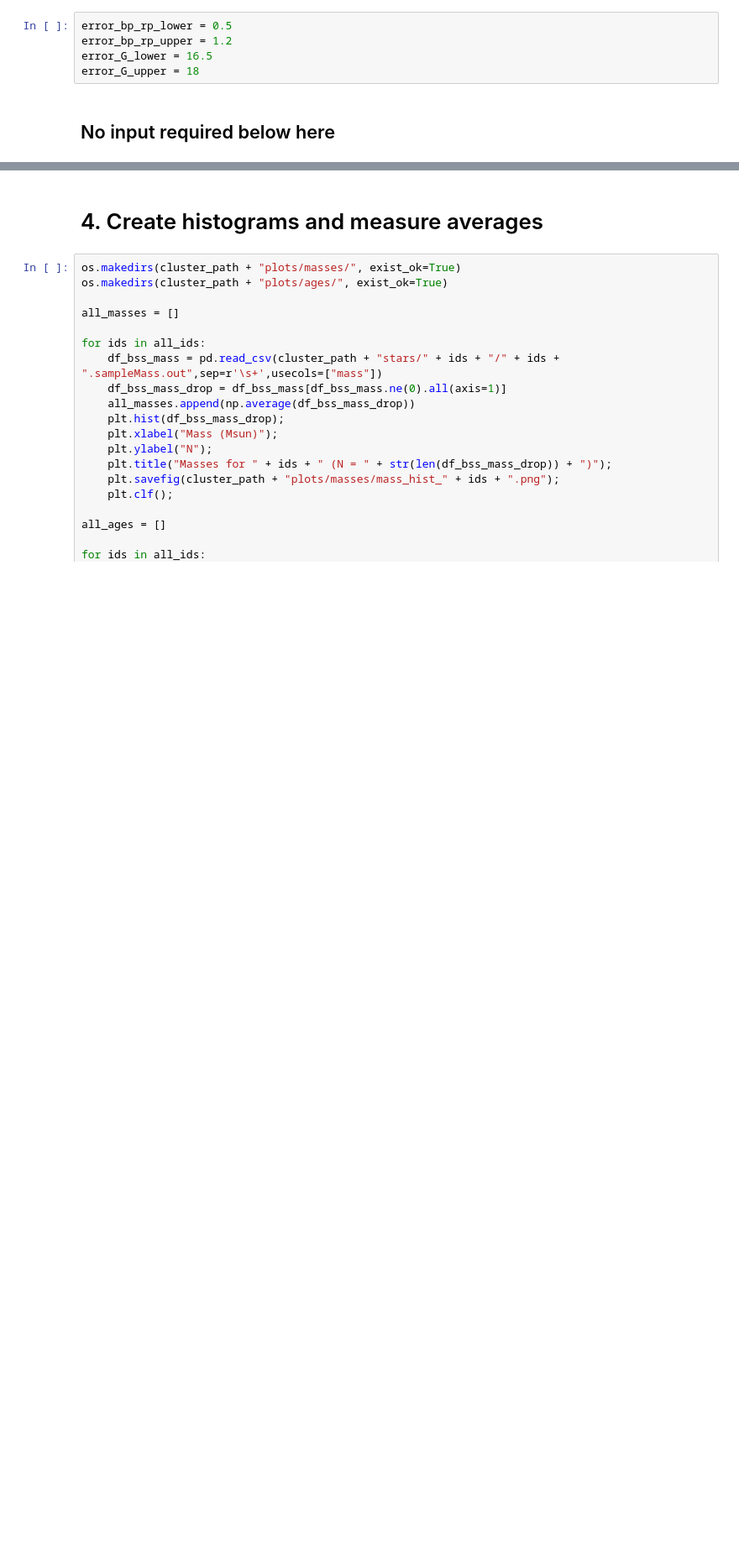
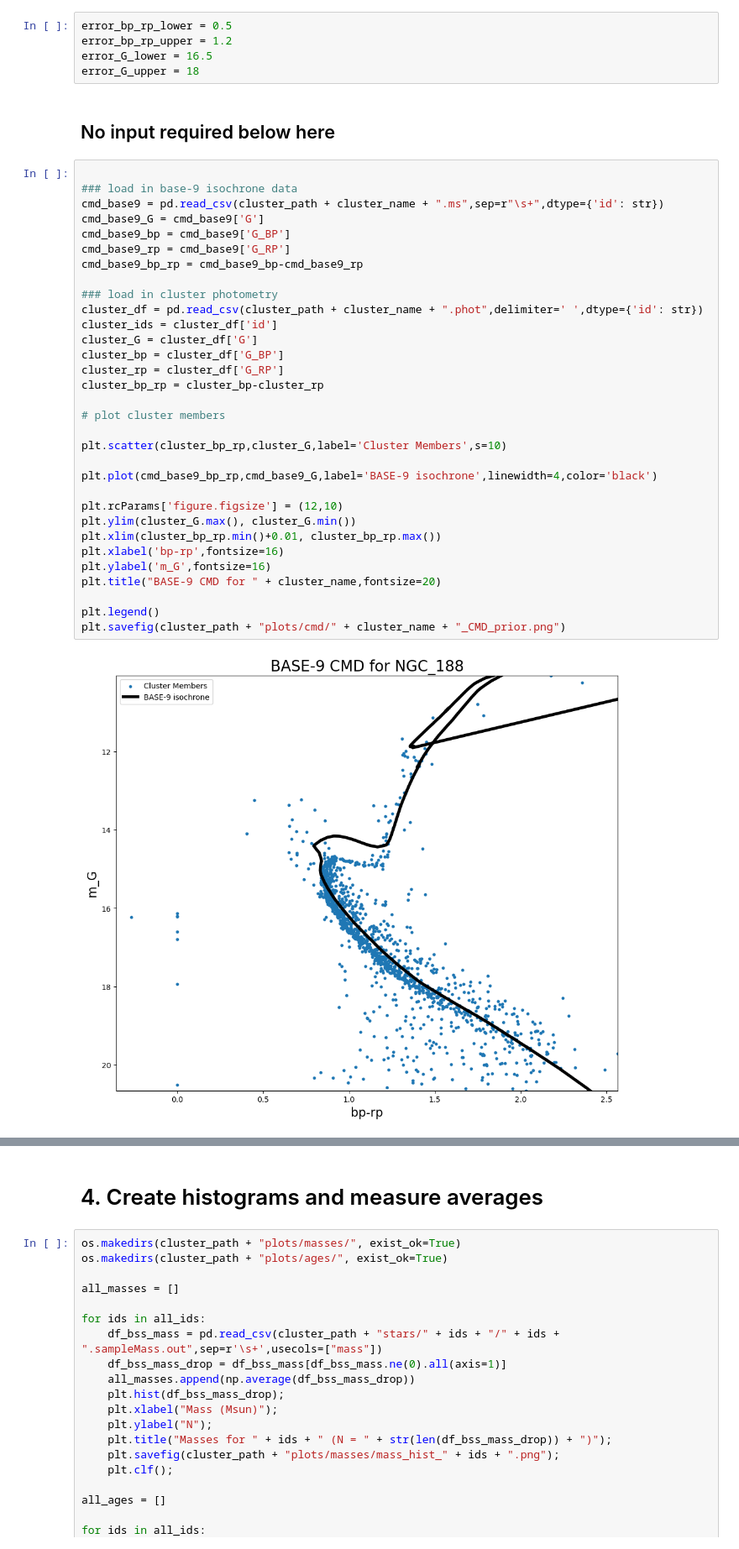
Before and after one commit to daisyjacobmatthews/base9-vampires, a Jupyter notebook: vampipeline.ipynb, the cells around one changed output, grey strips where cells are left out. Shown at 84% size. Drawn from its saved outputs; the diff is of its cells as text; blank space fills up the shorter version.

```diff
--- a/vampipeline.ipynb
+++ b/vampipeline.ipynb
@@ -294,5 +299,39 @@ error_G_lower = 16.5
 error_G_upper = 18
 # %% [markdown]
 ## No input required below here
+# %%
+
+### load in base-9 isochrone data
+cmd_base9 = pd.read_csv(cluster_path + cluster_name + ".ms",sep=r"\s+",dtype={'id': str})
+cmd_base9_G = cmd_base9['G']
+cmd_base9_bp = cmd_base9['G_BP']
+cmd_base9_rp = cmd_base9['G_RP']
+cmd_base9_bp_rp = cmd_base9_bp-cmd_base9_rp
+
+### load in cluster photometry
+cluster_df = pd.read_csv(cluster_path + cluster_name + ".phot",delimiter=' ',dtype={'id': str})
+cluster_ids = cluster_df['id']
+cluster_G = cluster_df['G']
+cluster_bp = cluster_df['G_BP']
+cluster_rp = cluster_df['G_RP']
+cluster_bp_rp = cluster_bp-cluster_rp
+
+# plot cluster members
+
+plt.scatter(cluster_bp_rp,cluster_G,label='Cluster Members',s=10)
+
+plt.plot(cmd_base9_bp_rp,cmd_base9_G,label='BASE-9 isochrone',linewidth=4,color='black')
+
+plt.rcParams['figure.figsize'] = (12,10)
+plt.ylim(cluster_G.max(), cluster_G.min())
+plt.xlim(cluster_bp_rp.min()+0.01, cluster_bp_rp.max())
+plt.xlabel('bp-rp',fontsize=16)
+plt.ylabel('m_G',fontsize=16)
+plt.title("BASE-9 CMD for " + cluster_name,fontsize=20)
+
+plt.legend()
+plt.savefig(cluster_path + "plots/cmd/" + cluster_name + "_CMD_prior.png")
+# %% [output]
+[figure, added]
 # %%
 
```
Also changed, not shown: parts of 6 cells of this notebook.
